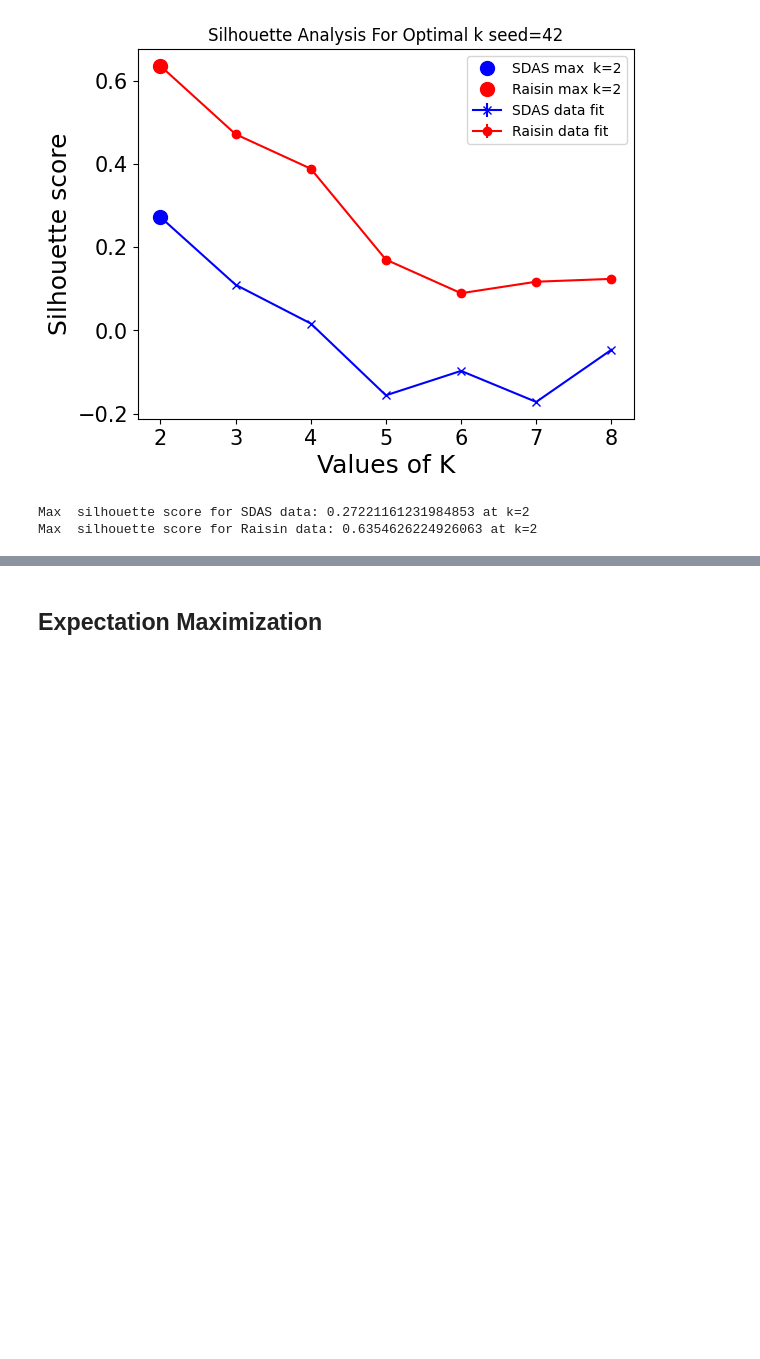
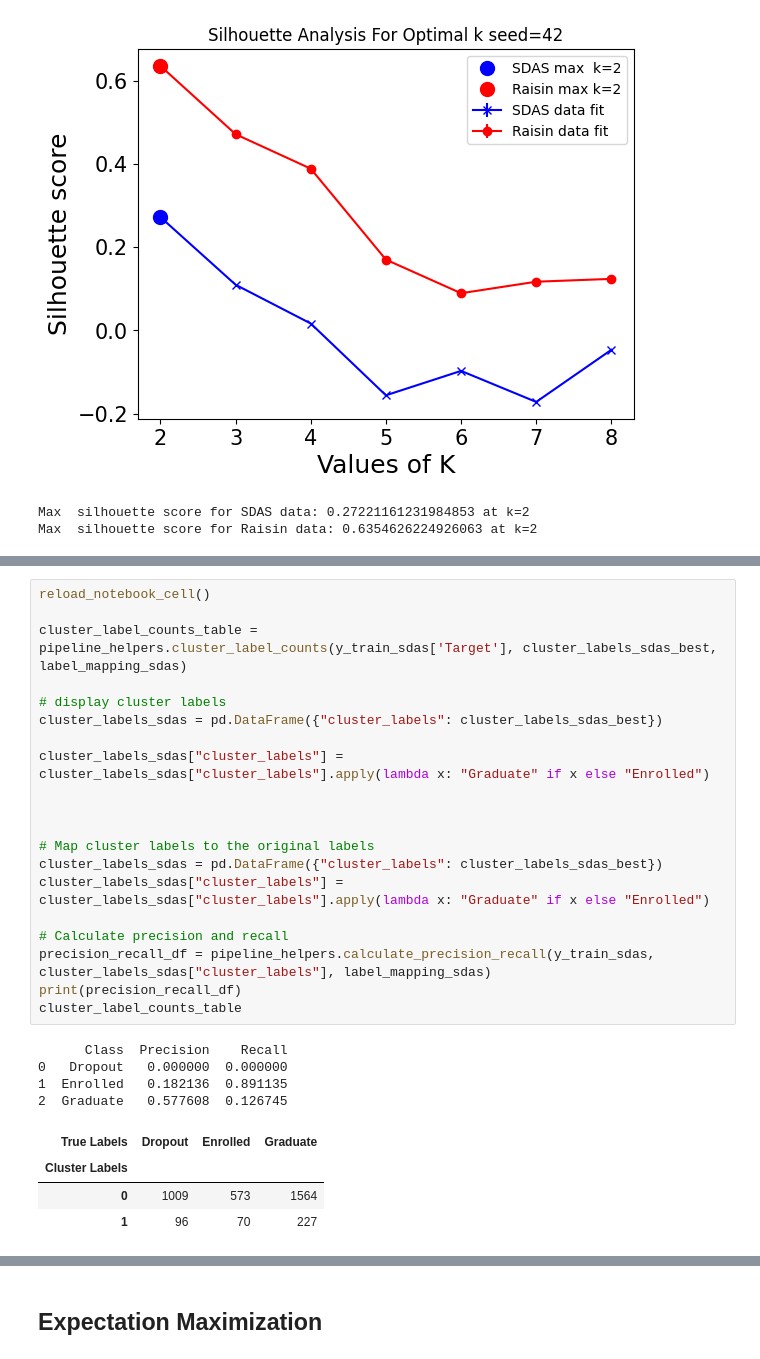
Before and after one commit to climberwb/ML, a Jupyter notebook: A3/Clustering.ipynb, the cells around one changed output, grey strips where cells are left out. Saved outputs shown, nothing was run; the diff lists cells and outputs as text; blank space fills up the shorter version.

```diff
--- a/A3/Clustering.ipynb
+++ b/A3/Clustering.ipynb
@@ -279,0 +280,29 @@ plt.show()
+# %%
+reload_notebook_cell()
+
+cluster_label_counts_table = pipeline_helpers.cluster_label_counts(y_train_sdas['Target'], cluster_labels_sdas_best, label_mapping_sdas)
+
+# display cluster labels
+cluster_labels_sdas = pd.DataFrame({"cluster_labels": cluster_labels_sdas_best})
+
+cluster_labels_sdas["cluster_labels"] = cluster_labels_sdas["cluster_labels"].apply(lambda x: "Graduate" if x else "Enrolled")
+
+
+
+# Map cluster labels to the original labels
+cluster_labels_sdas = pd.DataFrame({"cluster_labels": cluster_labels_sdas_best})
+cluster_labels_sdas["cluster_labels"] = cluster_labels_sdas["cluster_labels"].apply(lambda x: "Graduate" if x else "Enrolled")
+
+# Calculate precision and recall
+precision_recall_df = pipeline_helpers.calculate_precision_recall(y_train_sdas, cluster_labels_sdas["cluster_labels"], label_mapping_sdas)
+print(precision_recall_df)
+cluster_label_counts_table
+# %% [output]
+      Class  Precision    Recall
+0   Dropout   0.000000  0.000000
+1  Enrolled   0.182136  0.891135
+2  Graduate   0.577608  0.126745
+| True Labels | Dropout | Enrolled | Graduate |
+| Cluster Labels |  |  |  |
+| 0 | 1009 | 573 | 1564 |
+| 1 | 96 | 70 | 227 |
```
Also changed, not shown: parts of 8 cells of this notebook, 4 other files.
